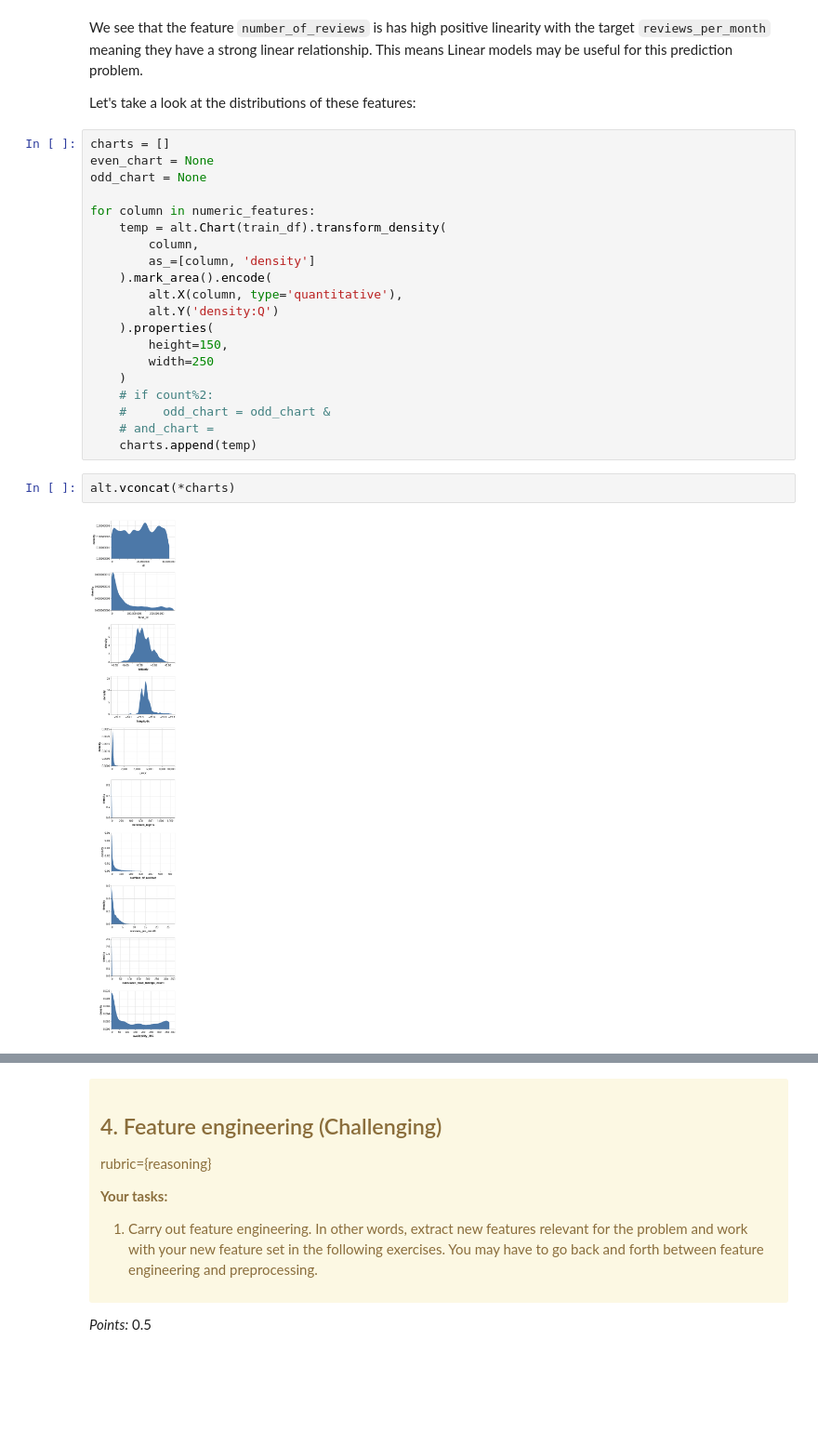
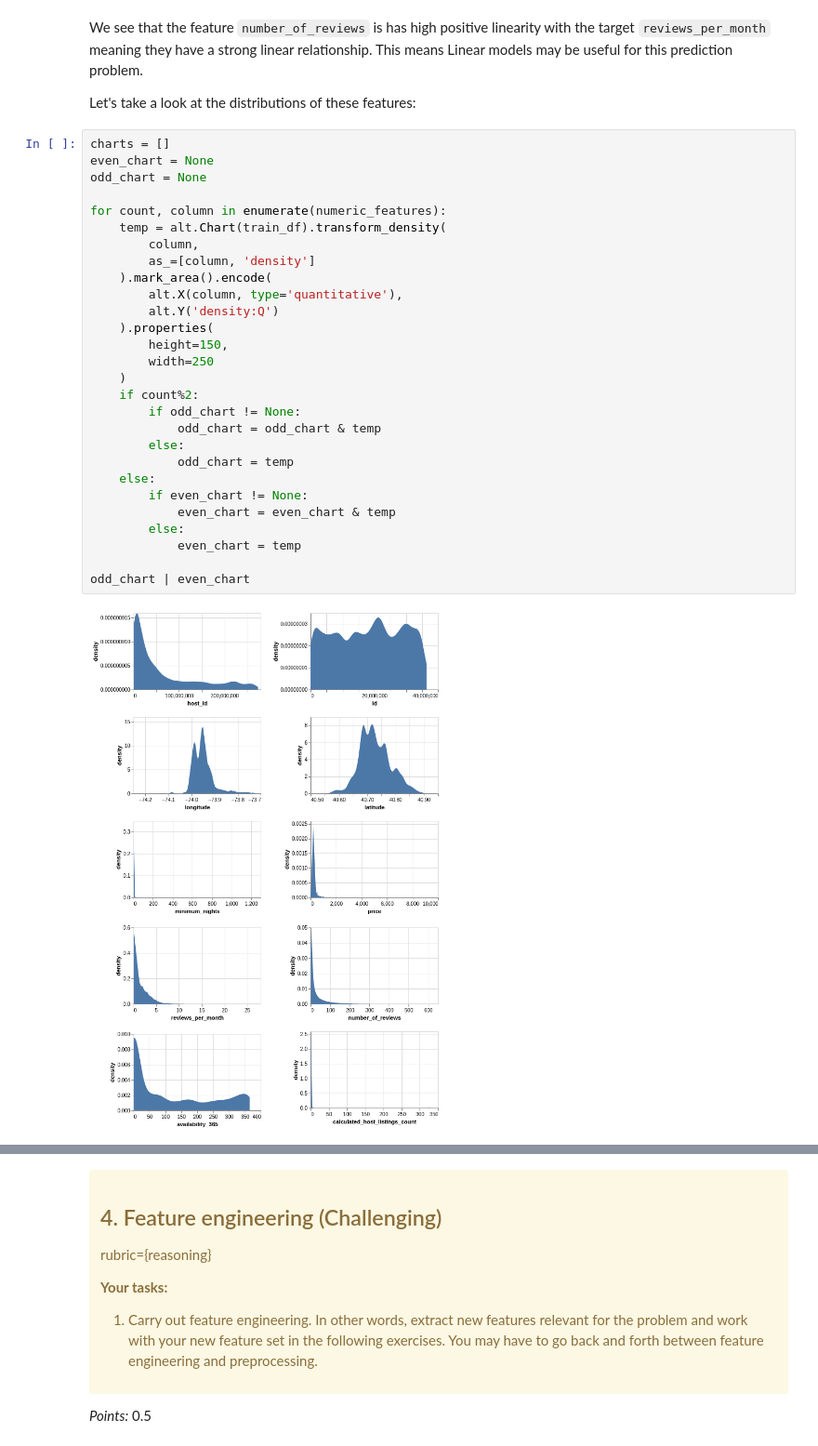
Before and after one commit to UBC-MDS/NYC_airbnb_notebook, a Jupyter notebook: lab4_waiel.ipynb, the cells around one changed output, grey strips where cells are left out. Shown: that part at 93% size. Cells and saved outputs as stored; diff of their text form; blank space fills up the shorter version.

```diff
--- a/lab4_waiel.ipynb
+++ b/lab4_waiel.ipynb
@@ -256,24 +262,30 @@ Let's take a look at the distributions of these features:
 # %%
 charts = []
 even_chart = None
 odd_chart = None
 
-for column in numeric_features:
+for count, column in enumerate(numeric_features):
     temp = alt.Chart(train_df).transform_density(
         column,
         as_=[column, 'density']
     ).mark_area().encode(
         alt.X(column, type='quantitative'),
         alt.Y('density:Q')
     ).properties(
         height=150,
         width=250
     )
-    # if count%2:
-    #     odd_chart = odd_chart &
-    # and_chart =
-    charts.append(temp)
+    if count%2:
+        if odd_chart != None:
+            odd_chart = odd_chart & temp
+        else:
+            odd_chart = temp
+    else:
+        if even_chart != None:
+            even_chart = even_chart & temp
+        else:
+            even_chart = temp
+
+odd_chart | even_chart
+# %% [output]
+[figure, added]
-# %%
-alt.vconcat(*charts)
-# %% [output]
-[figure, removed]
```
Also changed, not shown: parts of 11 cells of this notebook.
